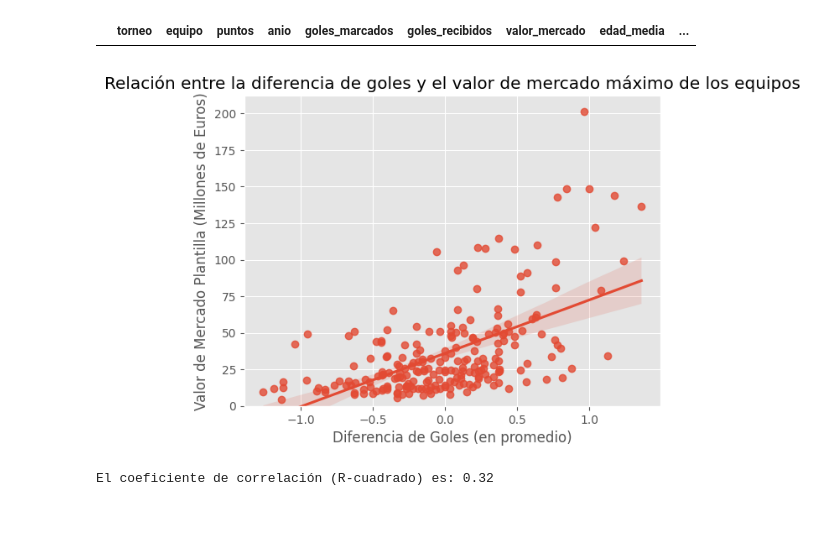
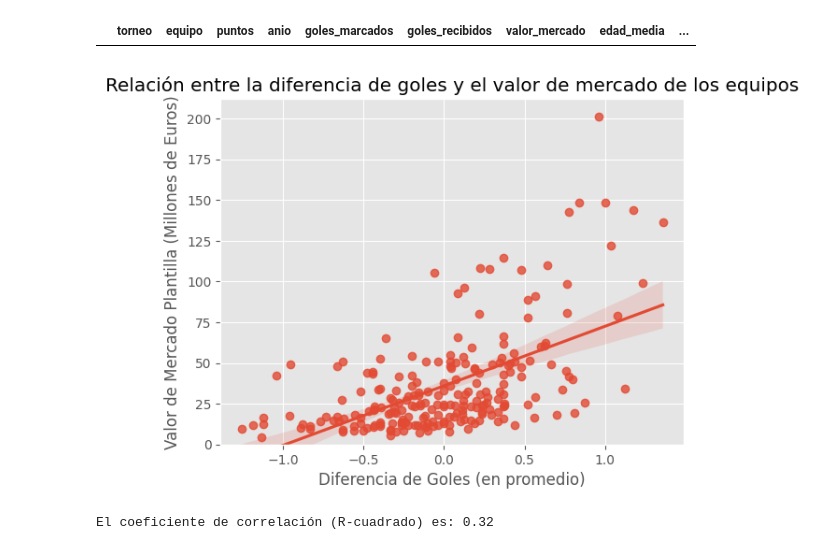
Before and after one commit to gluden02/afa-performance-analysis, a Jupyter notebook: afa_stats_analysis_report.ipynb, the cells around one changed output. Cells and saved outputs as stored; diff of their text form; code cells hidden in the pictures; blank space fills up the shorter version.

```diff
--- a/afa_stats_analysis_report.ipynb
+++ b/afa_stats_analysis_report.ipynb
@@ -193,10 +233,2 @@ df_arg["fecha_encuentro"] = pd.to_datetime(df_arg["fecha_encuentro"])
 df_arg["anio"] = df_arg.fecha_encuentro.dt.year
 df_arg["mes"] = df_arg.fecha_encuentro.dt.month
-# %%
-# Definición del patrón estructural para la interpretación de cadenas de texto como fechas
-date_format = "%Y-%m-%d %H:%M:%S"
-
-# Conversión masiva de la columna al tipo datetime64 para optimizar el almacenamiento y el acceso a métodos temporales
-# Se aplica el formato predefinido para garantizar la coherencia en la lectura de horas y fechas
-df_arg["fecha_encuentro"] = pd.to_datetime(df_arg["fecha_encuentro"], format=date_format)
-df_arg["fecha_encuentro"].head()
@@ -210,0 +235,4 @@ dtype: datetime64[ns]
+# %%
+# Conversión masiva de la columna al tipo datetime64:
+df_arg["fecha_encuentro"] = pd.to_datetime(df_arg["fecha_encuentro"], format="%Y-%m-%d %H:%M:%S")
+df_arg["fecha_encuentro"].head()
@@ -441,14 +501,14 @@ joinvalor = df_equipos_valiososs.reset_index().sort_values(by= ["torneo", "equip
 # %%
 # Visualización mediante gráfico de dispersión con línea de tendencia (Regplot)
 sns.regplot(data= joinvalor, x="difgoles", y="valor_mercado");
-plt.title("Relación entre la diferencia de goles y el valor de mercado máximo de los equipos")
+plt.title("Relación entre la diferencia de goles y el valor de mercado de los equipos")
 plt.xlabel("Diferencia de Goles (en promedio)")
 plt.ylabel("Valor de Mercado Plantilla (Millones de Euros)")
 plt.ylim(bottom = 0)
 plt.grid(True)
 plt.show()
 # %% [output]
-[figure, old version]
+[figure, new version]
 # %%
 # El coeficiente R^2 indicará qué porcentaje de la variabilidad del éxito se explica por el valor de mercado
 df_reg_valor = joinvalor.dropna(subset=["valor_mercado", "difgoles"])
```
Also changed, not shown: parts of 76 cells of this notebook, 1 other file.
